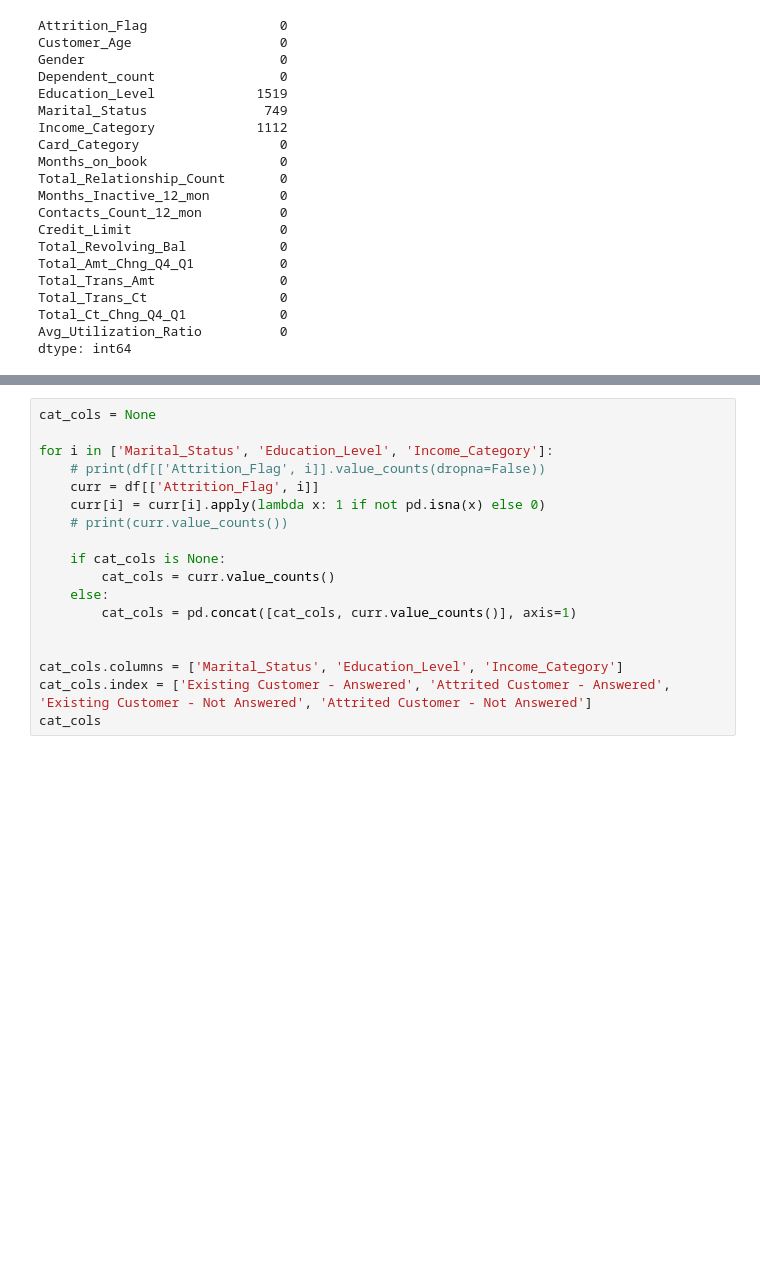
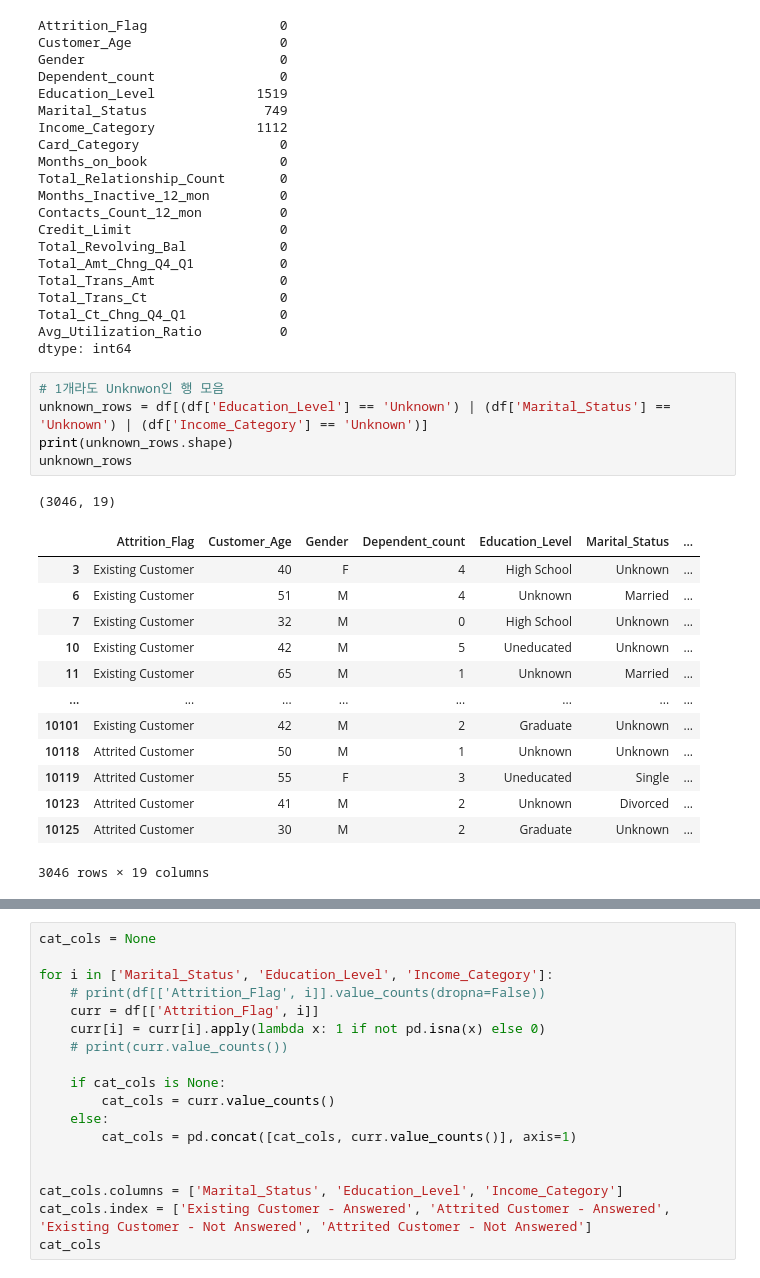
Before and after one commit to seyeon-shijuan/sesac-machine-learning, a Jupyter notebook: project1/pjt_01_preprocessing.ipynb, the cells around one changed output, grey strips where cells are left out. Cells and saved outputs as stored; diff of their text form; blank space fills up the shorter version.

```diff
--- a/project1/pjt_01_preprocessing.ipynb
+++ b/project1/pjt_01_preprocessing.ipynb
@@ -275,3 +275,23 @@ Total_Trans_Ct                 0
 Total_Ct_Chng_Q4_Q1            0
 Avg_Utilization_Ratio          0
 dtype: int64
+# %%
+# 1개라도 Unknwon인 행 모음
+unknown_rows = df[(df['Education_Level'] == 'Unknown') | (df['Marital_Status'] == 'Unknown') | (df['Income_Category'] == 'Unknown')]
+print(unknown_rows.shape)
+unknown_rows
+# %% [output]
+(3046, 19)
+|  | Attrition_Flag | Customer_Age | Gender | Dependent_count | Education_Level | Marital_Status | ... |
+| 3 | Existing Customer | 40 | F | 4 | High School | Unknown | ... |
+| 6 | Existing Customer | 51 | M | 4 | Unknown | Married | ... |
+| 7 | Existing Customer | 32 | M | 0 | High School | Unknown | ... |
+| 10 | Existing Customer | 42 | M | 5 | Uneducated | Unknown | ... |
+| 11 | Existing Customer | 65 | M | 1 | Unknown | Married | ... |
+| ... | ... | ... | ... | ... | ... | ... | ... |
+| 10101 | Existing Customer | 42 | M | 2 | Graduate | Unknown | ... |
+| 10118 | Attrited Customer | 50 | M | 1 | Unknown | Unknown | ... |
+| 10119 | Attrited Customer | 55 | F | 3 | Uneducated | Single | ... |
+| 10123 | Attrited Customer | 41 | M | 2 | Unknown | Divorced | ... |
+| 10125 | Attrited Customer | 30 | M | 2 | Graduate | Unknown | ... |
+3046 rows × 19 columns
```
Also changed, not shown: parts of 1 cell of this notebook, 4 other files.
